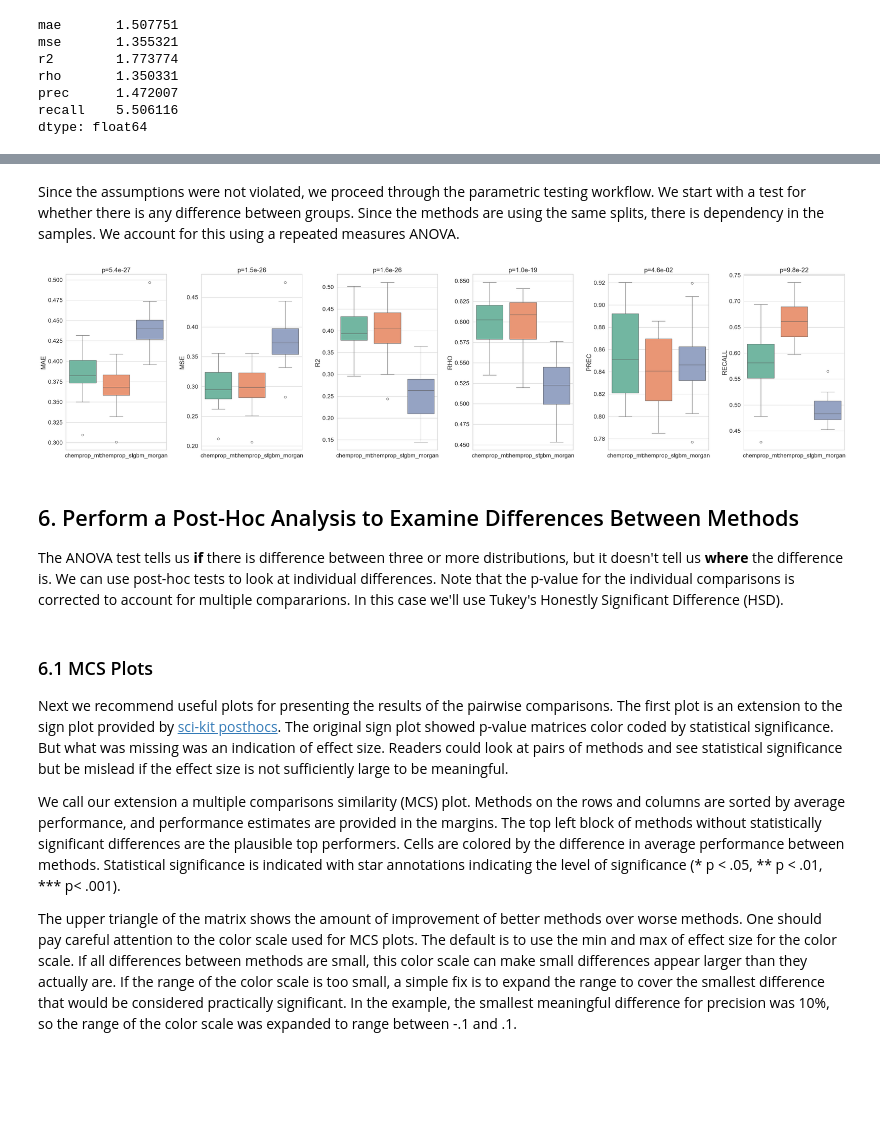
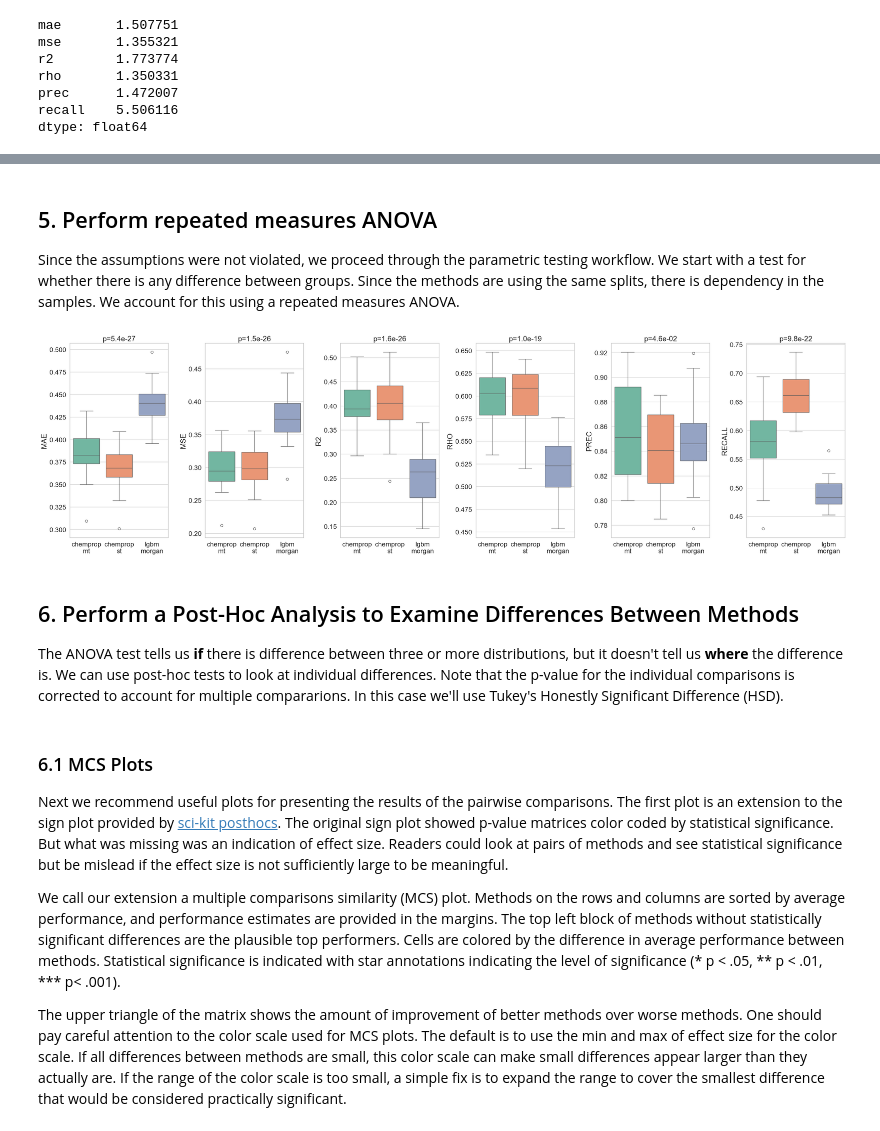
Before and after one commit to polaris-hub/polaris-method-comparison, a Jupyter notebook: ADME_example/ML_Regression_Comparison.ipynb, the cells around one changed output, grey strips where cells are left out. Saved outputs shown, nothing was run; the diff lists cells and outputs as text; code cells hidden in the pictures; blank space fills up the shorter version.

Commit message:
Incorporate refactored code into main notebook. Update normality diagnostic to use residuals and QQ plot

```diff
--- a/ADME_example/ML_Regression_Comparison.ipynb
+++ b/ADME_example/ML_Regression_Comparison.ipynb
@@ -323,9 +22,9 @@ def make_scatterplot(df):
   ### 1. Read in data
 # %%
 df_input = pd.read_csv("Sol_results.csv")
-df_input = df_input[df_input['dset'] != 'train']
-methods = ['lgbm_morgan', 'chemprop_st', 'chemprop_mt']
+df_input = df_input[df_input['dset'] == 'test']
 
+methods = list(df_input.columns[-3:])
 df_melted = pd.melt(df_input, id_vars=['fold', 'group', 'SMILES', 'Sol'],
                     value_vars=methods, var_name='method', value_name='Sol_pred')
 
@@ -339,10 +38,3 @@ df_input["Sol"] = df_input["Sol"] - 6
 df_input["Sol_pred"] = df_input["Sol_pred"] - 6
 # %% [markdown]
   ### 2. Calculate Regression Metrics
-# %%
-df_input_all = df_input.copy()
-df_input = df_input[df_input["cv_cycle"] < 25]
-df_metrics = calc_regression_metrics(df_input,
-                                     cycle_col="cv_cycle",
-                                     val_col="Sol",
-                                     pred_col="Sol_pred")
@@ -353,0 +41,4 @@ df_scaffold_split = df_metrics.query("split == 'scaffold'").copy()
+# %%
+classification_cutoff = -4
+df_metrics = calc_regression_metrics(df_input, "cv_cycle", "Sol", "Sol_pred", classification_cutoff)
+metric_ls = df_metrics.columns[3:]
@@ -354,3 +47,5 @@ df_scaffold_split = df_metrics.query("split == 'scaffold'").copy()
+# %%
+df_scaffold_split = df_metrics.query("split == 'scaffold'")
 # %% [markdown]
   ### 3.  Current Suboptimal Practice in Many Papers (Don't do this!)
 
@@ -454,9 +137,11 @@ make_normality_diagnostic(df_input_all[df_input_all["cv_cycle"] <= 25], metric_l
 # %% [markdown]
+## 5. Perform repeated measures ANOVA
+
 Since the assumptions were not violated, we proceed through the parametric testing workflow. We start with a test for whether there is any difference between groups. Since the methods are using the same splits, there is dependency in the samples. We account for this using a repeated measures ANOVA.
 # %%
-make_boxplots_parametric(df_scaffold_split)
+make_boxplots_parametric(df_scaffold_split, metric_ls)
 # %% [output]
-[figure, old version]
+[figure, new version]
 # %% [markdown]
   ## 6. Perform a Post-Hoc Analysis to Examine Differences Between Methods
 
@@ -468,5 +153,7 @@ Next we recommend useful plots for presenting the results of the pairwise compar
 
 We call our extension a multiple comparisons similarity (MCS) plot.  Methods on the rows and columns are sorted by average performance, and performance estimates are provided in the margins. The top left block of methods without statistically significant differences are the plausible top performers. Cells are colored by the difference in average performance between methods. Statistical significance is indicated with star annotations indicating the level of significance (* p < .05, ** p < .01, *** p< .001).
 
-The upper triangle of the matrix shows the amount of improvement of better methods over worse methods.  One should pay careful attention to the color scale used for MCS plots. The default is to use the min and max of effect size for the color scale. If all differences between methods are small, this color scale can make small differences appear larger than they actually are. If the range of the color scale is too small, a simple fix is to expand the range to cover the smallest difference that would be considered practically significant. In the example, the smallest meaningful difference for precision was 10%, so the range of the color scale was expanded to range between -.1 and .1.
+The upper triangle of the matrix shows the amount of improvement of better methods over worse methods.  One should pay careful attention to the color scale used for MCS plots. The default is to use the min and max of effect size for the color scale. If all differences between methods are small, this color scale can make small differences appear larger than they actually are. If the range of the color scale is too small, a simple fix is to expand the range to cover the smallest difference that would be considered practically significant.
+
+<!-- In the example, the smallest meaningful difference for precision was 10%, so the range of the color scale was expanded to range between -.1 and .1. -->
 # %%
```
Also changed, not shown: parts of 31 cells of this notebook, 1 other file.
